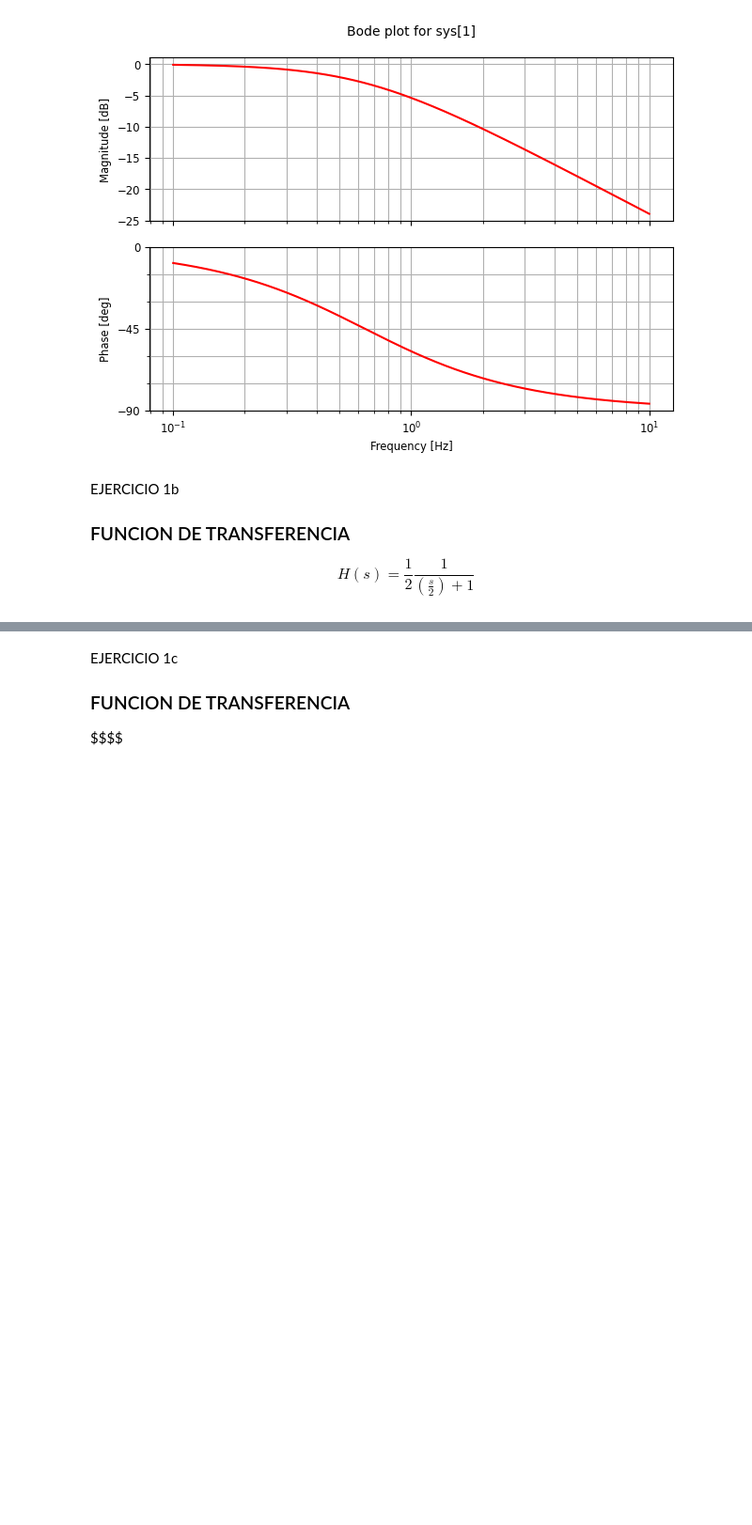
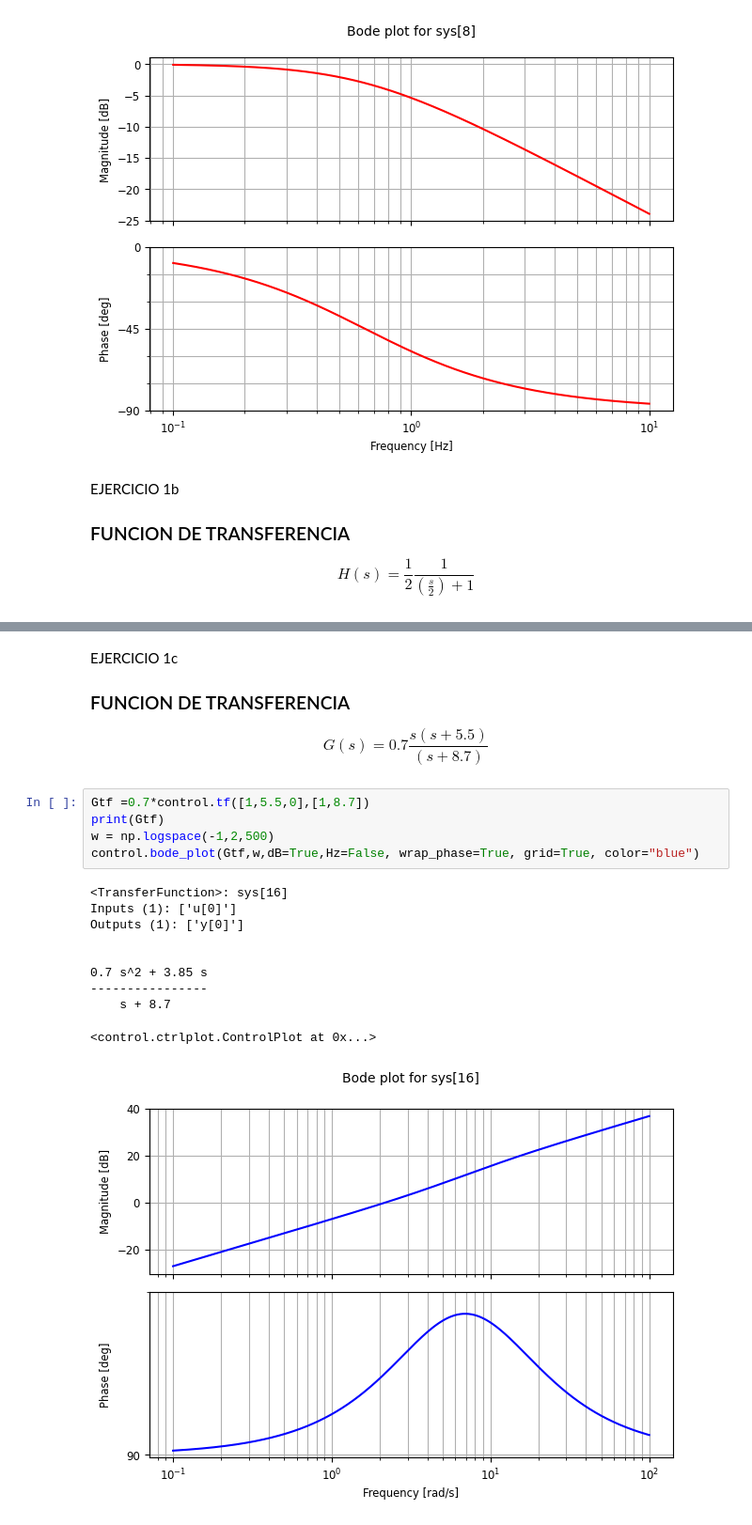
Before and after one commit to Nachito0407/Teoria-de-circuitos-II, a Jupyter notebook: Jupyter/guia_1.ipynb, the cells around one changed output, grey strips where cells are left out. Shown at 94% size. Saved outputs shown, nothing was run; the diff lists cells and outputs as text; blank space fills up the shorter version.

```diff
--- a/Jupyter/guia_1.ipynb
+++ b/Jupyter/guia_1.ipynb
@@ -61,4 +61,20 @@ s + 2
 EJERCICIO 1c
 ### FUNCION DE TRANSFERENCIA
 
-$$$$
+$$G(s) = 0.7 \frac {s(s+5.5)}{(s+8.7)}$$
+# %%
+Gtf =0.7*control.tf([1,5.5,0],[1,8.7])
+print(Gtf)
+w = np.logspace(-1,2,500)
+control.bode_plot(Gtf,w,dB=True,Hz=False, wrap_phase=True, grid=True, color="blue")
+# %% [output]
+<TransferFunction>: sys[16]
+Inputs (1): ['u[0]']
+Outputs (1): ['y[0]']
+
+
+0.7 s^2 + 3.85 s
+----------------
+    s + 8.7
+<control.ctrlplot.ControlPlot at 0x...>
+[figure, added]
```
Also changed, not shown: parts of 2 cells of this notebook.
